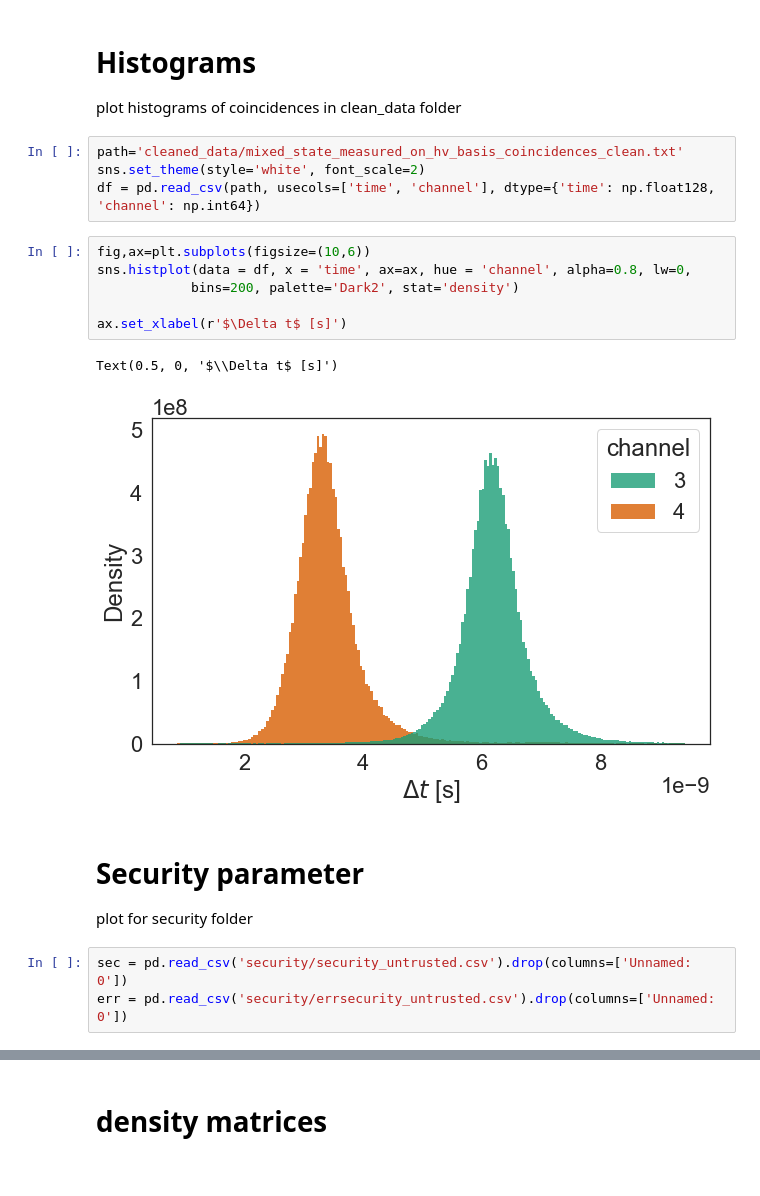
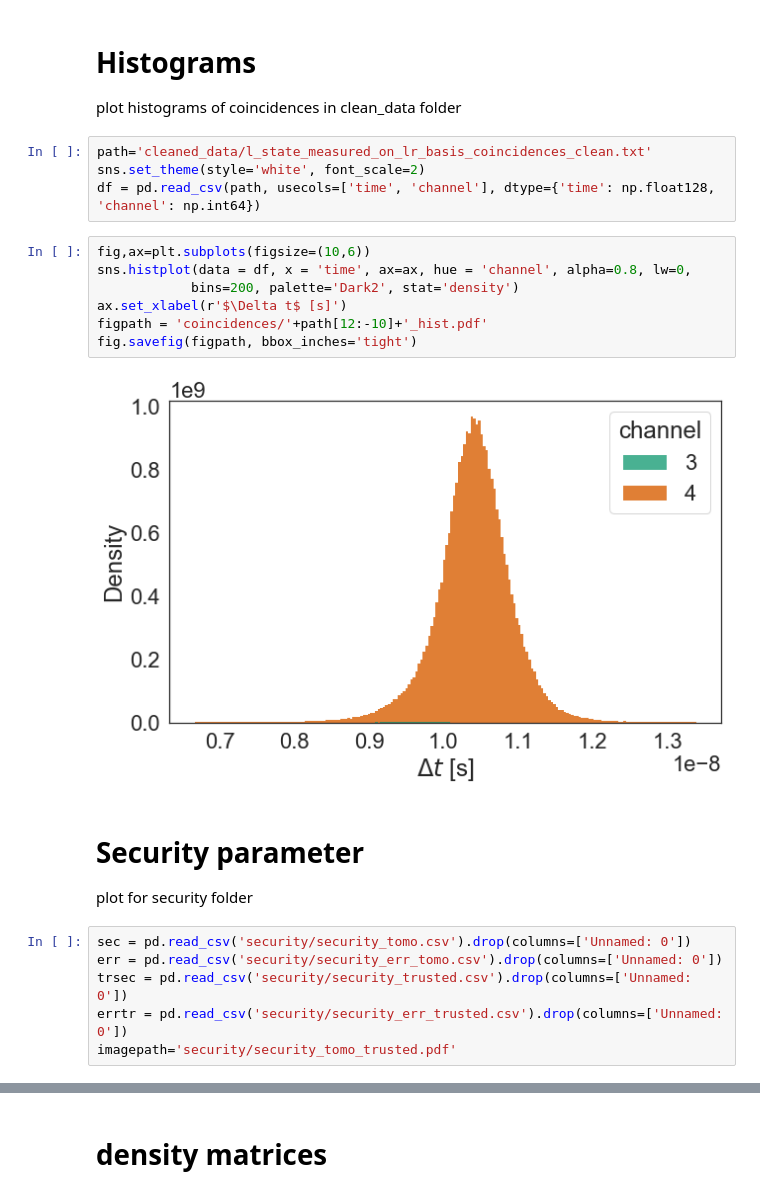
Before and after one commit to nicolezattarin/Quantum-Cryptography-protocols, a Jupyter notebook: QRNG/plots.ipynb, the cells around one changed output, grey strips where cells are left out. Cells and saved outputs as stored; diff of their text form.

Commit message:
change structure plot

```diff
--- a/QRNG/plots.ipynb
+++ b/QRNG/plots.ipynb
@@ -8,24 +8,27 @@ import numpy as np
 
 plot histograms of coincidences in clean_data folder
 # %%
-path='cleaned_data/mixed_state_measured_on_hv_basis_coincidences_clean.txt'
+path='cleaned_data/l_state_measured_on_lr_basis_coincidences_clean.txt'
 sns.set_theme(style='white', font_scale=2)
 df = pd.read_csv(path, usecols=['time', 'channel'], dtype={'time': np.float128, 'channel': np.int64})
 # %%
 fig,ax=plt.subplots(figsize=(10,6))
 sns.histplot(data = df, x = 'time', ax=ax, hue = 'channel', alpha=0.8, lw=0,
             bins=200, palette='Dark2', stat='density')
-
 ax.set_xlabel(r'$\Delta t$ [s]')
+figpath = 'coincidences/'+path[12:-10]+'_hist.pdf'
+fig.savefig(figpath, bbox_inches='tight')
 # %% [output]
-Text(0.5, 0, '$\\Delta t$ [s]')
-[figure, old version]
+[figure, new version]
 # %% [markdown]
 # Security parameter
 plot for security folder
 # %%
-sec = pd.read_csv('security/security_untrusted.csv').drop(columns=['Unnamed: 0'])
-err = pd.read_csv('security/errsecurity_untrusted.csv').drop(columns=['Unnamed: 0'])
+sec = pd.read_csv('security/security_tomo.csv').drop(columns=['Unnamed: 0'])
+err = pd.read_csv('security/security_err_tomo.csv').drop(columns=['Unnamed: 0'])
+trsec = pd.read_csv('security/security_trusted.csv').drop(columns=['Unnamed: 0'])
+errtr = pd.read_csv('security/security_err_trusted.csv').drop(columns=['Unnamed: 0'])
+imagepath='security/security_tomo_trusted.pdf'
 # %%
 fig,ax=plt.subplots(figsize=(8,6))
 sns.set_theme(style='white',palette='Dark2',font_scale=2)
```
Also changed, not shown: parts of 3 cells of this notebook, 17 other files.
